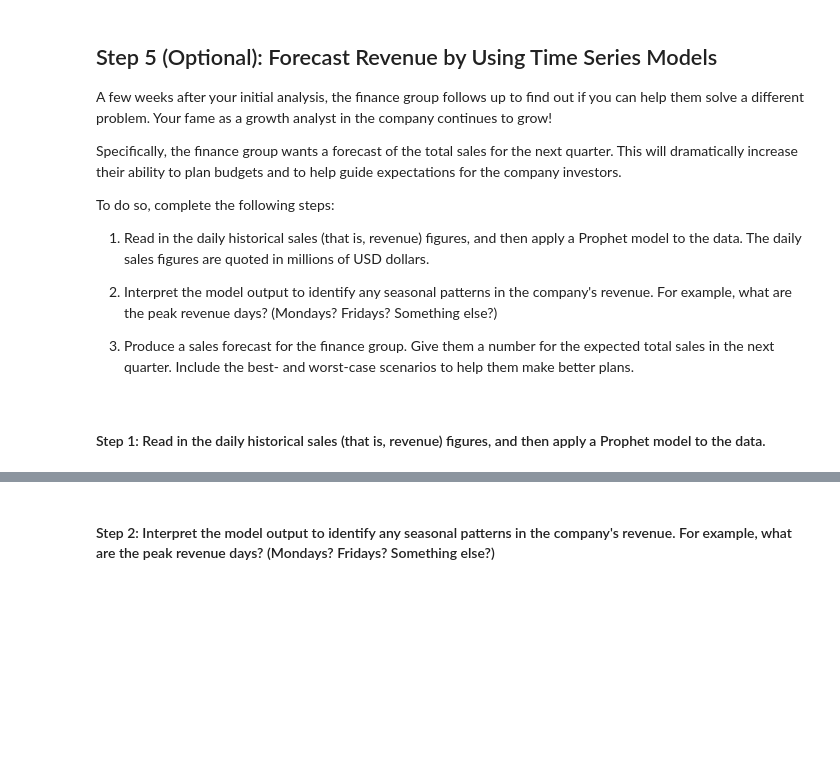
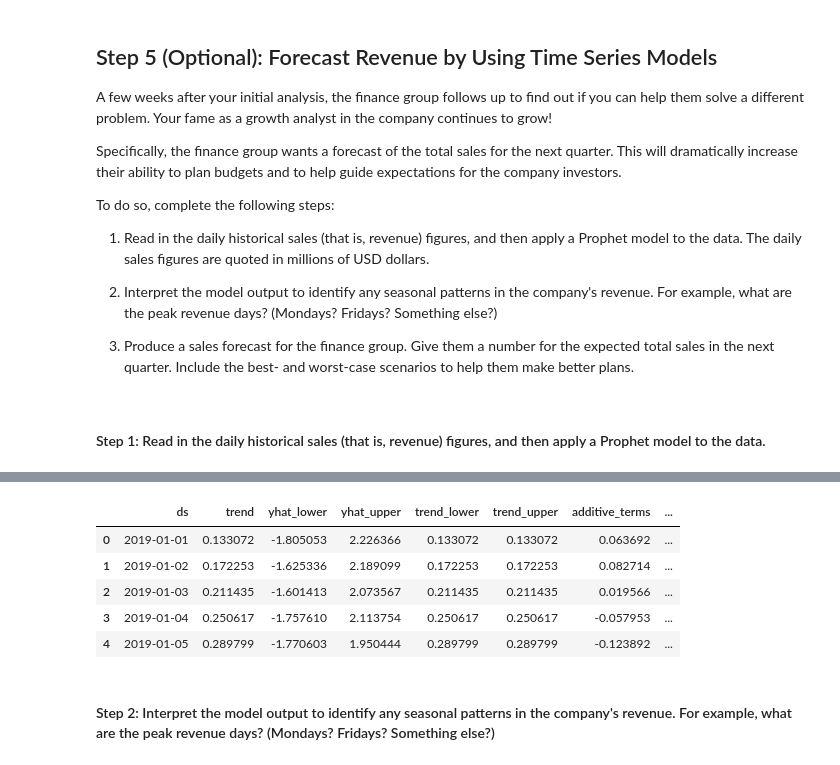
Before and after one commit to sububer/mercado-growth-analysis, a Jupyter notebook: app/forecasting_net_prophet.ipynb, the cells around one changed output, grey strips where cells are left out. Cells and saved outputs as stored; diff of their text form; code cells hidden in the pictures; blank space fills up the shorter version.

```diff
--- a/app/forecasting_net_prophet.ipynb
+++ b/app/forecasting_net_prophet.ipynb
@@ -645,10 +650,5 @@ hv.extension('bokeh')
 
 # Set up the dataframe in the neccessary format:
 # Reset the index so that date becomes a column in the DataFrame
-mercado_sales_prophet_df = # YOUR CODE HERE
-
-# Adjust the columns names to the Prophet syntax
-mercado_sales_prophet_df.columns = # YOUR CODE HERE
-
-# Visualize the DataFrame
-# YOUR CODE HERE
+mercado_sales_prophet_df = df_mercado_sales.reset_index()
+mercado_sales_prophet_df = mercado_sales_prophet_df.dropna()
@@ -669,9 +711,16 @@ mercado_sales_prophet_future = # YOUR CODE HERE
 # %%
 # Make predictions for the sales each day over the next quarter
-mercado_sales_prophet_forecast = # YOUR CODE HERE
+mercado_sales_prophet_forecast = mercado_sales_prophet_model.predict(mercado_sales_prophet_future)
 
 # Display the first 5 rows of the resulting DataFrame
-# YOUR CODE HERE
+mercado_sales_prophet_forecast.head()
+# %% [output]
+|  | ds | trend | yhat_lower | yhat_upper | trend_lower | trend_upper | additive_terms | ... |
+| 0 | 2019-01-01 | 0.133072 | -1.805053 | 2.226366 | 0.133072 | 0.133072 | 0.063692 | ... |
+| 1 | 2019-01-02 | 0.172253 | -1.625336 | 2.189099 | 0.172253 | 0.172253 | 0.082714 | ... |
+| 2 | 2019-01-03 | 0.211435 | -1.601413 | 2.073567 | 0.211435 | 0.211435 | 0.019566 | ... |
+| 3 | 2019-01-04 | 0.250617 | -1.757610 | 2.113754 | 0.250617 | 0.250617 | -0.057953 | ... |
+| 4 | 2019-01-05 | 0.289799 | -1.770603 | 1.950444 | 0.289799 | 0.289799 | -0.123892 | ... |
 # %% [markdown]
 #### Step 2: Interpret the model output to identify any seasonal patterns in the company's revenue. For example, what are the peak revenue days? (Mondays? Fridays? Something else?)
 # %%
```
Also changed, not shown: parts of 16 cells of this notebook.
